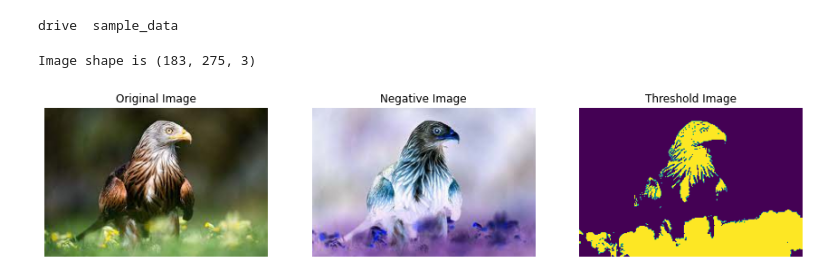
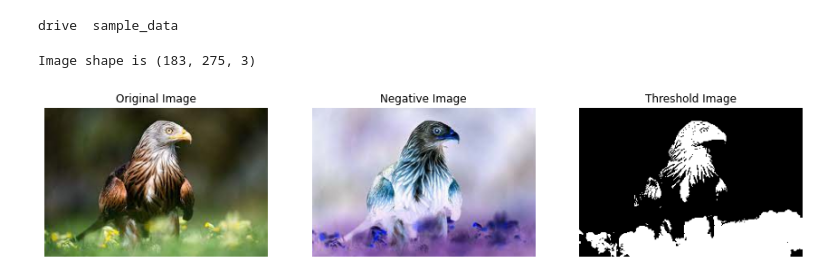
Before and after one commit to aniruddhbansal2000/CV-Practical-assignment, a Jupyter notebook: 1_point_processing.ipynb, the cells around one changed output. Cells and saved outputs as stored; diff of their text form; code cells hidden in the pictures.

```diff
--- a/1_point_processing.ipynb
+++ b/1_point_processing.ipynb
@@ -23,32 +23,32 @@ plt.imshow(img)
 plt.axis('off')
 plt.title("Original Image")
 
 # Adds a subplot for negative image
 fig.add_subplot(1, 3, 2)
 plt.imshow(img_neg)
 plt.axis('off')
 plt.title("Negative Image")
 
 img = cv2.imread('bird.jfif', 0)  #read black-white image
 m, n = img.shape
 
 img_thresh = np.zeros((m,n), dtype = int)# threshold
 T = 120  #cutoff
 # generating threshold image
 for i in range(m):
     for j in range(n):
         if(img[i,j] < T):
             img_thresh[i,j] = 0
         else:
             img_thresh[i,j] = 255
 
 # Adds a subplot for threshold image
 fig.add_subplot(1, 3, 3)
-plt.imshow(img_thresh)
+plt.imshow(img_thresh, cmap = 'gray')
 plt.axis('off')
 plt.title("Threshold Image")
 
 plt.show()
 # %% [output]
 Image shape is (183, 275, 3)
-[figure, old version]
+[figure, new version]
```
